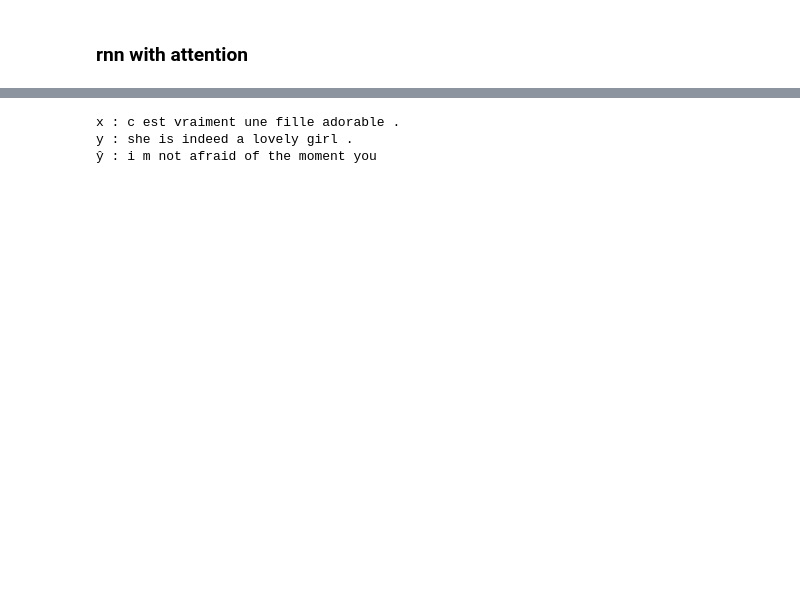
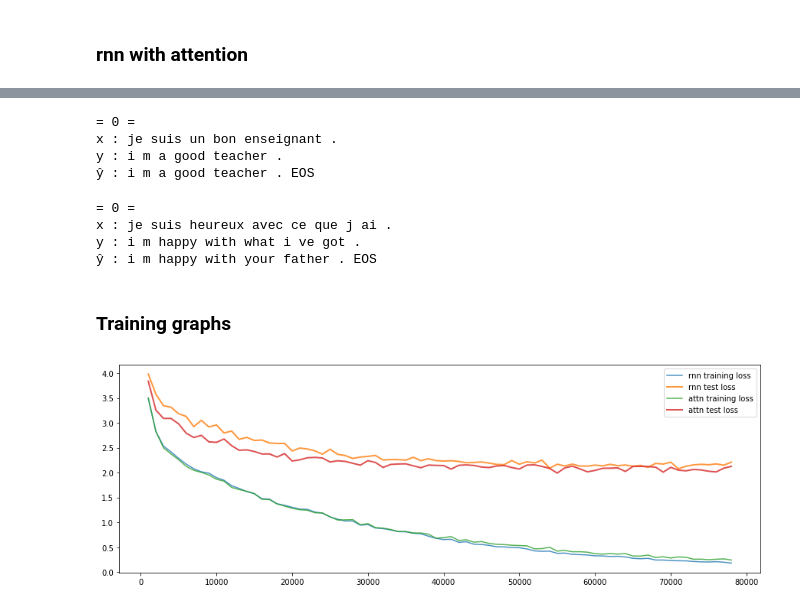
Before and after one commit to leobrowning92/fundamental-learning, a Jupyter notebook: 2019-10-22_pytorchWordRNN_translation.ipynb, the cells around one changed output, grey strips where cells are left out. Saved outputs shown, nothing was run; the diff lists cells and outputs as text; code cells hidden in the pictures; blank space fills up the shorter version.

```diff
--- a/2019-10-22_pytorchWordRNN_translation.ipynb
+++ b/2019-10-22_pytorchWordRNN_translation.ipynb
@@ -272,15 +273,15 @@ class AttnDecoderRNN(nn.Module):
         return torch.zeros(1, 1, self.hidden_dim, device=DEVICE)
 # %%
 def attn_test_evaluate(test_set):
-
+    loss_total = 0
     for i, pair in enumerate(test_set):
         input_tensor = pair[0]
         target_tensor = pair[1]
-        loss_total = 0
+
         with torch.no_grad():
             loss = attn_eval_example(input_tensor, target_tensor, attn_enc, attn_dec, attn_optimizer, criterion)
             loss_total += loss.item()/ target_tensor.size(0)
-        return loss_total
+    return loss_total
 
 def attn_eval_example(input_tensor, target_tensor, attn_enc, attn_dec, attn_optimizer, criterion, teacher_forcing=0.5):
     encoder_hidden = attn_enc.init_hidden()
@@ -327,23 +328,25 @@ def attn_train(training_set, test_set, epochs, print_every):
 
     train_losses = []
     eval_losses = []
+    train_loss_total = 0
     for e in range(epochs):
         for i, pair in enumerate(training_set):
             n_example = ((e)*set_size + (i+1))
             input_tensor = pair[0]
             target_tensor = pair[1]
-            loss_total =0
+
             loss = attn_train_step(input_tensor, target_tensor, attn_enc, attn_dec, attn_optimizer, criterion)
-            train_losses.append((n_example,loss))
-            loss_total += loss
+            train_loss_total += loss
 
-            if ((e)*set_size + (i+1))%print_every ==0:
+            if n_example%print_every ==0:
                 timestamp = f"trainging time : {timedelta_string(datetime.now() - start_time)}"
                 example_count = f"examples {n_example:8}"
-                eval_loss = attn_test_evaluate(test_set)
+                eval_loss = attn_test_evaluate(test_set)/len(test_set)
+                train_loss_total = train_loss_total/print_every
                 eval_losses.append((n_example,eval_loss))
-                print (f'epoch {e:3} | {example_count} | loss:{loss_total:5.2f} | test loss:{eval_loss:5.2f} | {timestamp}')
-                loss_total = 0
+                train_losses.append((n_example,train_loss_total))
+                print (f'epoch {e:3} | {example_count} | ave loss:{train_loss_total:5.4f} | ave test loss:{eval_loss:5.4f} | {timestamp}')
+                train_loss_total = 0
     return train_losses, eval_losses
 # %%
 def attn_random_infer(dset):
@@ -394,2 +397,2 @@ y : i m very grateful for your help .
 # %%
-train_losses, test_losses = train(training_set, test_set, 3, 5000)
+train_losses, test_losses = train(training_set, test_set, 6, 1000)
@@ -420,2 +447,2 @@ y : i m not hungry either .
 # %%
-attn_train_losses, attn_eval_losses = attn_train(training_set, test_set, 3, 5000)
+attn_train_losses, attn_eval_losses = attn_train(training_set, test_set, 6, 1000)
@@ -428,6 +462,33 @@ y : i m very drawn to you .
-# %%
-random_infer(test_examples)
-# %% [output]
-x : c est vraiment une fille adorable .
-y : she is indeed a lovely girl .
-ŷ : i m not afraid of the moment you
+# %%
+for i in range(1):
+    print(f"= {i} =")
+    attn_random_infer(training_examples)
+# %% [output]
+= 0 =
+x : je suis un bon enseignant .
+y : i m a good teacher .
+ŷ : i m a good teacher . EOS
+# %%
+for i in range(1):
+    print(f"= {i} =")
+    attn_random_infer(test_examples)
+# %% [output]
+= 0 =
+x : je suis heureux avec ce que j ai .
+y : i m happy with what i ve got .
+ŷ : i m happy with your father . EOS
+# %% [markdown]
+### Training graphs
+# %%
+def plot_training(train_losses, test_losses, ax, model):
+    tdf = pd.DataFrame(train_losses,columns=['epoch', 'loss'])
+    edf = pd.DataFrame(test_losses,columns=['epoch', 'loss'])
+    ax.plot(tdf.epoch,tdf.loss,  label=f'{model} training loss', alpha=0.8)
+    ax.plot(edf.epoch,edf.loss,  label=f'{model} test loss', alpha=0.8, linewidth=2)
+    ax.legend()
+# %%
+fig, ax = plt.subplots(figsize=(15,5), facecolor='white')
+plot_training(train_losses, test_losses, ax, "rnn")
+plot_training(attn_train_losses, attn_eval_losses, ax, "attn")
+# %% [output]
+[figure, added]
```
Also changed, not shown: parts of 15 cells of this notebook.
